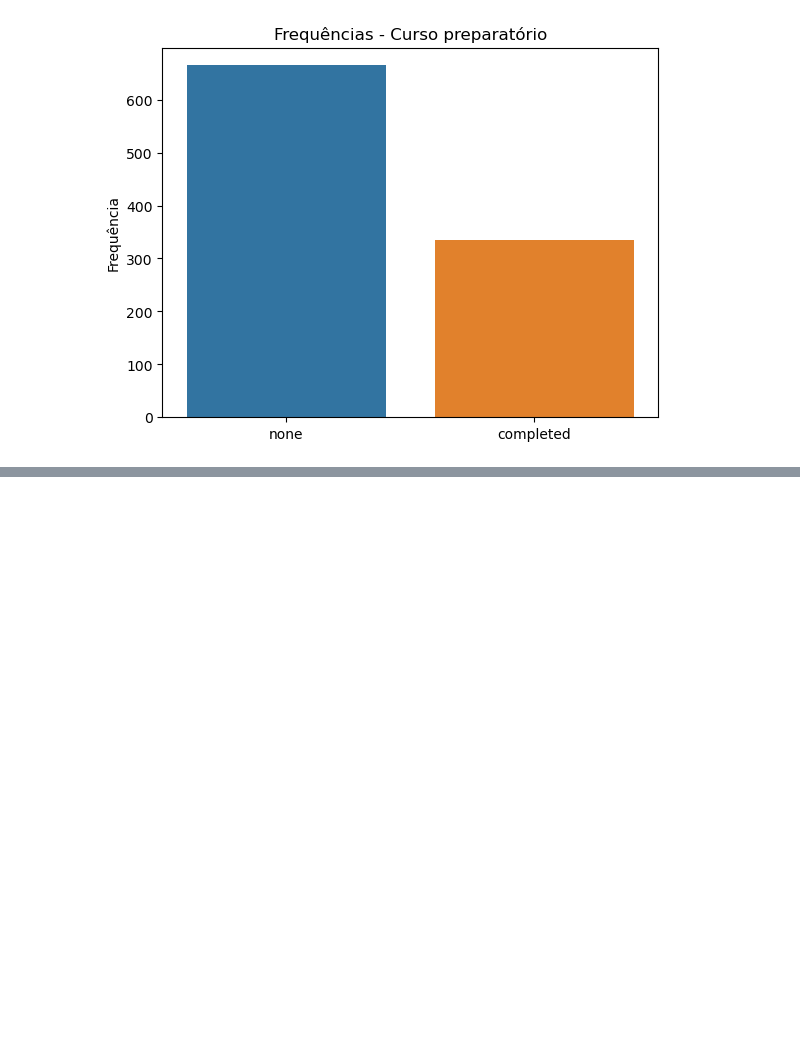
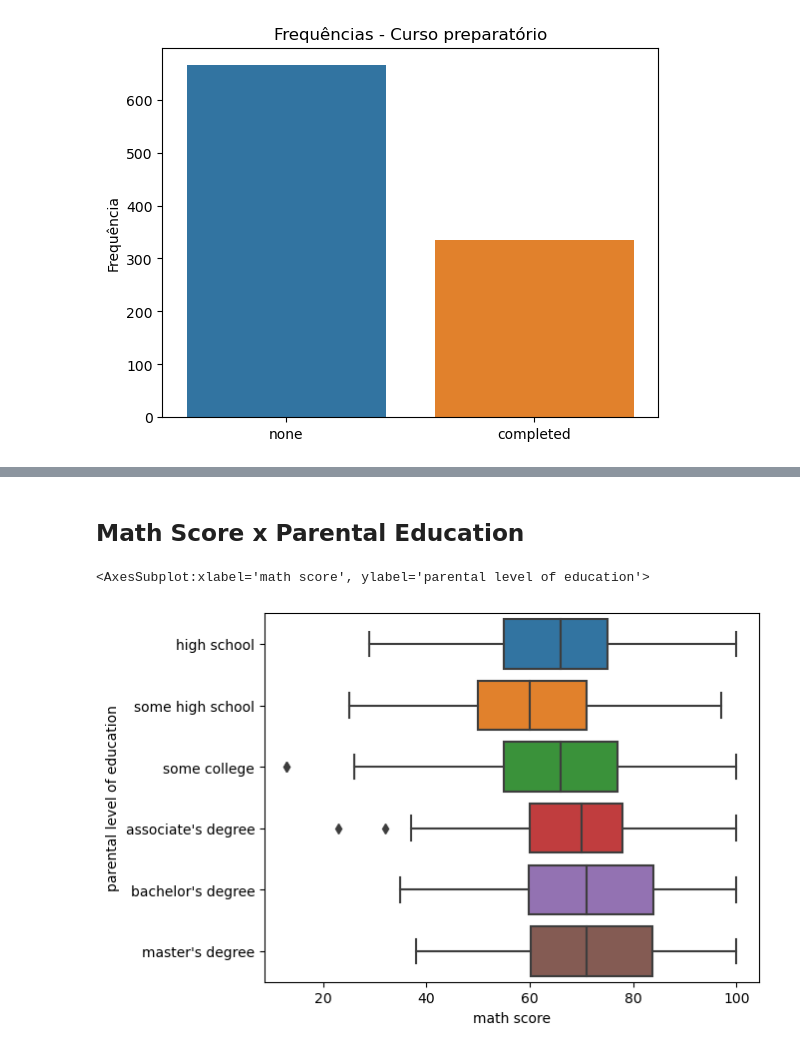
Before and after one commit to Leonardo010/Performance_de_estudantes, a Jupyter notebook: Student_performance_analysis.ipynb, the cells around one changed output, grey strips where cells are left out. Cells and saved outputs as stored; diff of their text form; code cells hidden in the pictures; blank space fills up the shorter version.

```diff
--- a/Student_performance_analysis.ipynb
+++ b/Student_performance_analysis.ipynb
@@ -141,0 +204,8 @@ Text(0.5, 1.0, 'Frequências - Curso preparatório')
+# %% [markdown]
+## Math Score x Parental Education
+# %%
+ax8 = sns.boxplot(data = data, x = data['math score'], y = data['parental level of education'], orient = 'h')
+ax8
+# %% [output]
+<AxesSubplot:xlabel='math score', ylabel='parental level of education'>
+[figure, added]
```
Also changed, not shown: parts of 24 cells of this notebook.
